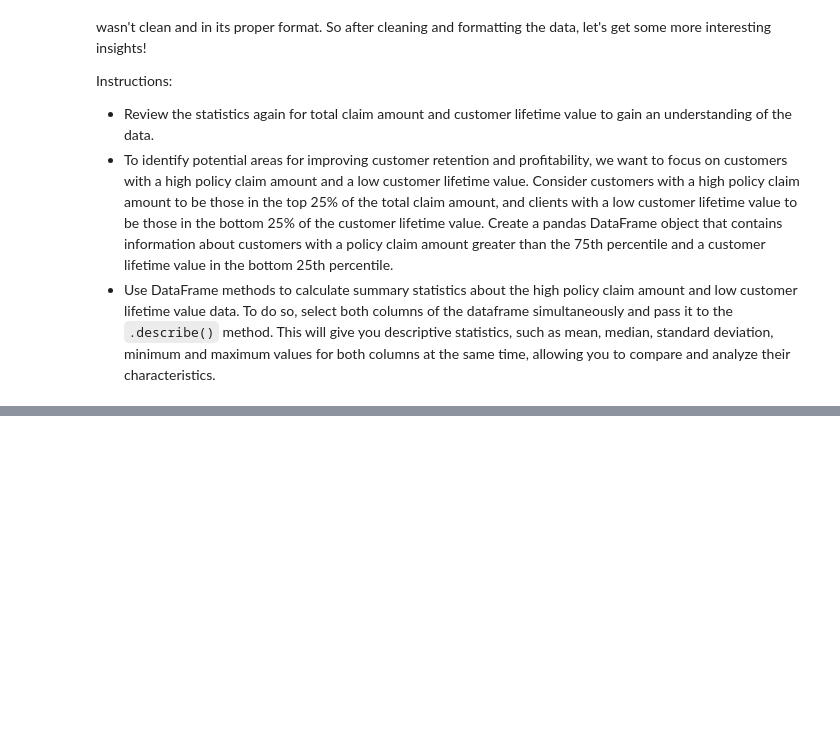
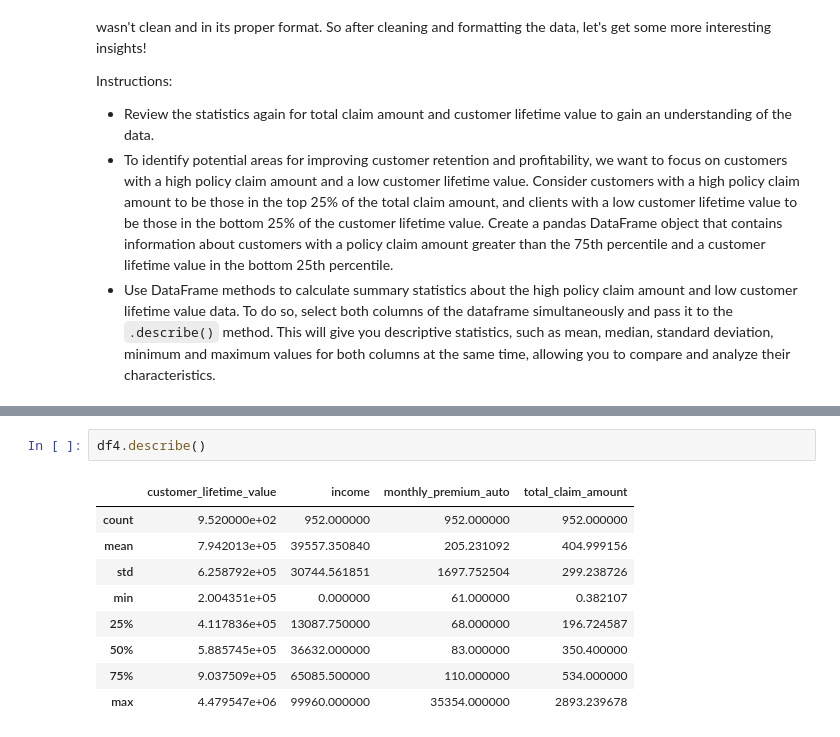
Before and after one commit to ConstanzaSegoviaA/lab-dw-data-cleaning-and-formatting, a Jupyter notebook: lab-dw-data-cleaning-and-formatting.ipynb, the cells around one changed output, grey strips where cells are left out. Cells and saved outputs as stored; diff of their text form; blank space fills up the shorter version.

```diff
--- a/lab-dw-data-cleaning-and-formatting.ipynb
+++ b/lab-dw-data-cleaning-and-formatting.ipynb
@@ -856,0 +890,12 @@ Instructions:
+# %%
+df4.describe()
+# %% [output]
+|  | customer_lifetime_value | income | monthly_premium_auto | total_claim_amount |
+| count | 9.520000e+02 | 952.000000 | 952.000000 | 952.000000 |
+| mean | 7.942013e+05 | 39557.350840 | 205.231092 | 404.999156 |
+| std | 6.258792e+05 | 30744.561851 | 1697.752504 | 299.238726 |
+| min | 2.004351e+05 | 0.000000 | 61.000000 | 0.382107 |
+| 25% | 4.117836e+05 | 13087.750000 | 68.000000 | 196.724587 |
+| 50% | 5.885745e+05 | 36632.000000 | 83.000000 | 350.400000 |
+| 75% | 9.037509e+05 | 65085.500000 | 110.000000 | 534.000000 |
+| max | 4.479547e+06 | 99960.000000 | 35354.000000 | 2893.239678 |
```
Also changed, not shown: parts of 7 cells of this notebook, 1 other file.
